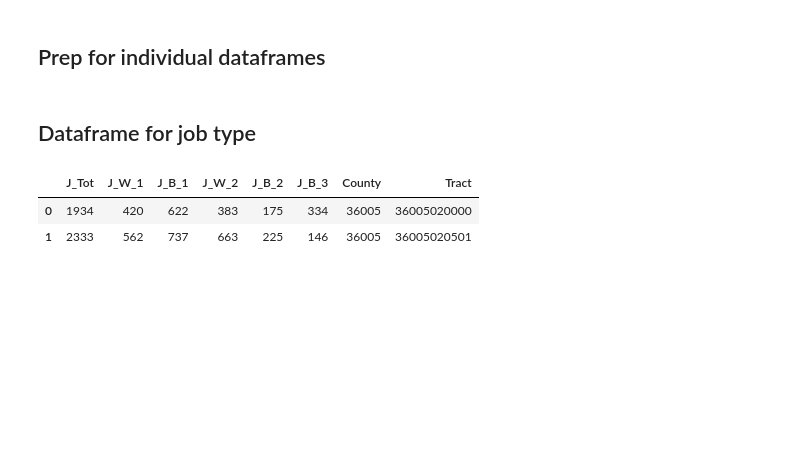
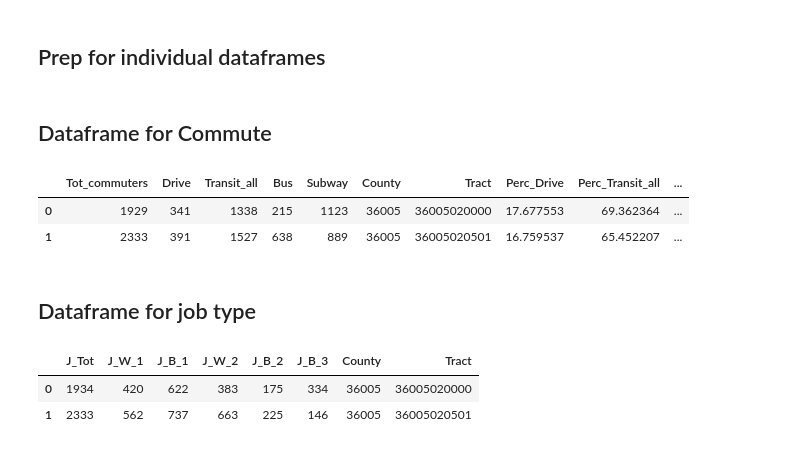
Before and after one commit to emj1020/complex_urban_systems_finalproj, a Jupyter notebook: Scripts/02_Census_Data.ipynb, the cells around one changed output. Drawn from its saved outputs; the diff is of its cells as text; code cells hidden in the pictures; blank space fills up the shorter version.

Commit message:
Added Mode data

```diff
--- a/Scripts/02_Census_Data.ipynb
+++ b/Scripts/02_Census_Data.ipynb
@@ -1,7 +1,7 @@
 # %% [markdown]
 ## Set up notebook
 # %%
-MY_API_KEY=''
+MY_API_KEY='7ca7d761c1c9d2b36a6b6d0857c78344f9b7f8b0'
 # %%
 import pandas as pd
 import censusdata
@@ -40,0 +45,4 @@ county_list=['005', '047', '081',  '061'] #bx, bk, manhattan, queens
+# %%
+censusdata.printtable(censusdata.censustable('acs5', year, 'B08301'))
+
+commute_variables={'B08301_001E':'Tot_commuters','B08301_002E':'Drive','B08301_010E':'Transit_all','B08301_011E':'Bus','B08301_012E':'Subway'}
@@ -41,3 +67,11 @@ county_list=['005', '047', '081',  '061'] #bx, bk, manhattan, queens
+# %%
+def make_commute_mode_df(county_code):
+    commute_data = censusdata.download('acs5', year, censusdata.censusgeo([('state', '36'), ('county', county_code), ('tract', '*')]),
+                                       list(commute_variables.keys()),key=MY_API_KEY)
+    commute_data.columns=commute_data.columns.map(commute_variables)
+
+    commute_data=add_FIP(commute_data)
+    return commute_data
 # %% [markdown]
 ## Count by job type for workforce 16 y/o and above
 # %% [markdown]
@@ -282,6 +316,7 @@ m_age_wor = []
 m_age_all = []
 race = []
 edu = []
+commute=[]
 
 for county in county_list:
     job.append(make_job_df(county))
@@ -291,6 +326,25 @@ for county in county_list:
     m_age_all.append(make_m_age_all_df(county))
     race.append(make_race_df(county))
     edu.append(make_edu_df(county))
+    commute.append(make_commute_mode_df(county))
+# %% [markdown]
+## Dataframe for Commute
+# %%
+commute_col = list(commute_variables.values())+['County', 'Tract']
+
+commute_d = pd.DataFrame()
+commute_df = pd.concat([commute_d, (pd.DataFrame(data=commute[0], columns=commute_col)),
+                     (pd.DataFrame(data=commute[1], columns=commute_col)),
+                     (pd.DataFrame(data=commute[2], columns=commute_col)),
+                     (pd.DataFrame(data=commute[3], columns=commute_col))]).reset_index(drop=True)
+modes=['Drive', 'Transit_all', 'Bus', 'Subway']
+for i in range(len(modes)):
+      commute_df['Perc_{}'.format(modes[i])]=(commute_df['{}'.format(modes[i])]/commute_df['Tot_commuters'])*100
+commute_df.head(2)
+# %% [output]
+|  | Tot_commuters | Drive | Transit_all | Bus | Subway | County | Tract | Perc_Drive | Perc_Transit_all | ... |
+| 0 | 1929 | 341 | 1338 | 215 | 1123 | 36005 | 36005020000 | 17.677553 | 69.362364 | ... |
+| 1 | 2333 | 391 | 1527 | 638 | 889 | 36005 | 36005020501 | 16.759537 | 65.452207 | ... |
 # %% [markdown]
 ## Dataframe for job type
 # %%
```
Also changed, not shown: parts of 11 cells of this notebook, 6 other files.
